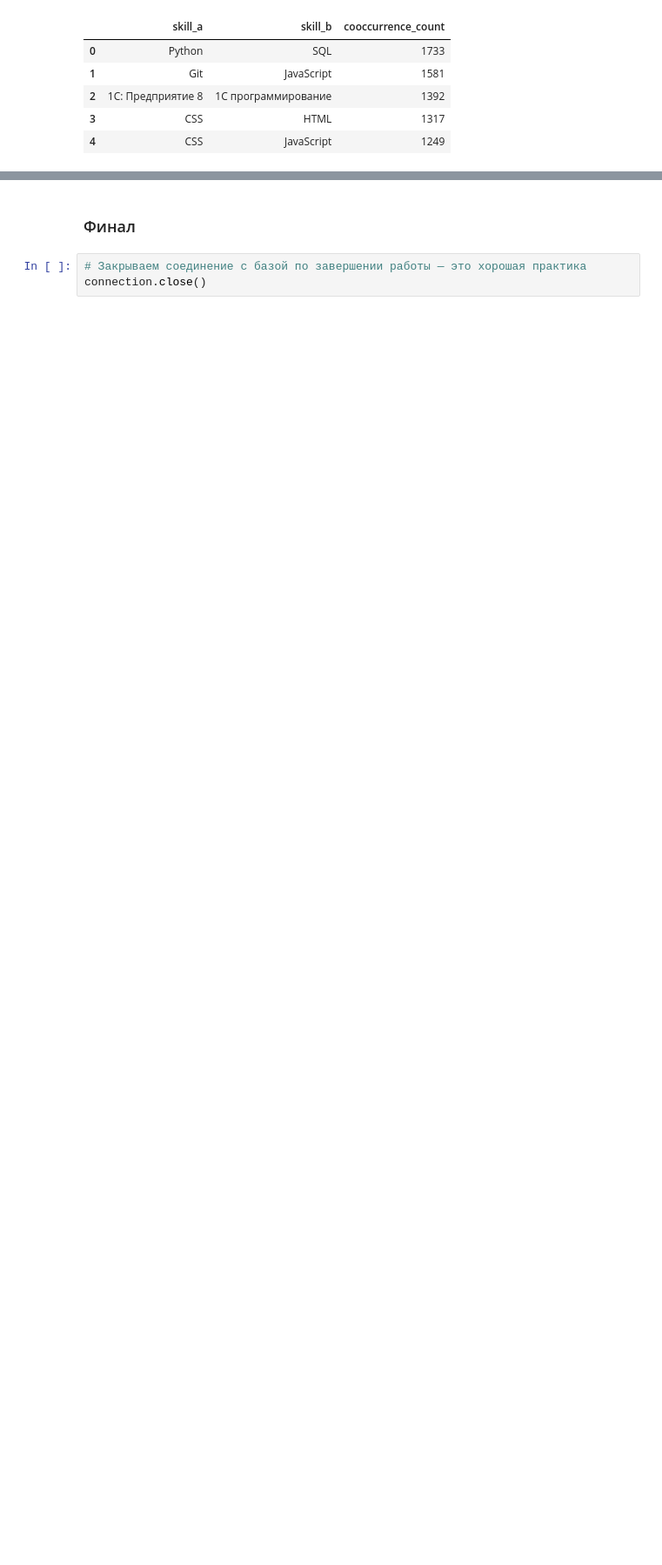
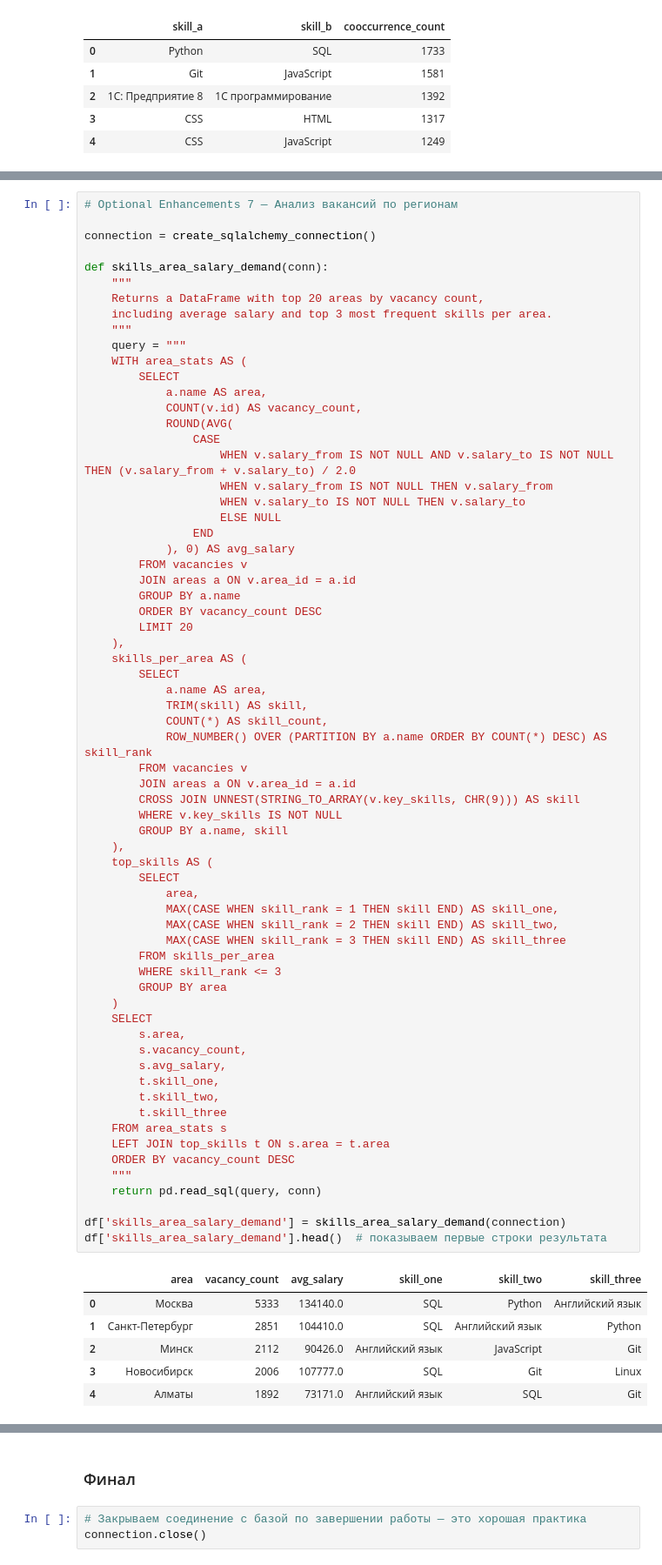
Before and after one commit to Kashutin1961/Project-2-Headhunter-ds-Analysis, a Jupyter notebook: Python_and_SQL.ipynb, the cells around one changed output, grey strips where cells are left out. Shown: that part at 87% size. Cells and saved outputs as stored; diff of their text form; blank space fills up the shorter version.

```diff
--- a/Python_and_SQL.ipynb
+++ b/Python_and_SQL.ipynb
@@ -1058,0 +1236,73 @@ for row in markdown_rows:
+# %%
+# Optional Enhancements 7 — Анализ вакансий по регионам
+
+connection = create_sqlalchemy_connection()
+
+def skills_area_salary_demand(conn):
+    """
+    Returns a DataFrame with top 20 areas by vacancy count,
+    including average salary and top 3 most frequent skills per area.
+    """
+    query = """
+    WITH area_stats AS (
+        SELECT
+            a.name AS area,
+            COUNT(v.id) AS vacancy_count,
+            ROUND(AVG(
+                CASE
+                    WHEN v.salary_from IS NOT NULL AND v.salary_to IS NOT NULL THEN (v.salary_from + v.salary_to) / 2.0
+                    WHEN v.salary_from IS NOT NULL THEN v.salary_from
+                    WHEN v.salary_to IS NOT NULL THEN v.salary_to
+                    ELSE NULL
+                END
+            ), 0) AS avg_salary
+        FROM vacancies v
+        JOIN areas a ON v.area_id = a.id
+        GROUP BY a.name
+        ORDER BY vacancy_count DESC
+        LIMIT 20
+    ),
+    skills_per_area AS (
+        SELECT
+            a.name AS area,
+            TRIM(skill) AS skill,
+            COUNT(*) AS skill_count,
+            ROW_NUMBER() OVER (PARTITION BY a.name ORDER BY COUNT(*) DESC) AS skill_rank
+        FROM vacancies v
+        JOIN areas a ON v.area_id = a.id
+        CROSS JOIN UNNEST(STRING_TO_ARRAY(v.key_skills, CHR(9))) AS skill
+        WHERE v.key_skills IS NOT NULL
+        GROUP BY a.name, skill
+    ),
+    top_skills AS (
+        SELECT
+            area,
+            MAX(CASE WHEN skill_rank = 1 THEN skill END) AS skill_one,
+            MAX(CASE WHEN skill_rank = 2 THEN skill END) AS skill_two,
+            MAX(CASE WHEN skill_rank = 3 THEN skill END) AS skill_three
+        FROM skills_per_area
+        WHERE skill_rank <= 3
+        GROUP BY area
+    )
+    SELECT
+        s.area,
+        s.vacancy_count,
+        s.avg_salary,
+        t.skill_one,
+        t.skill_two,
+        t.skill_three
+    FROM area_stats s
+    LEFT JOIN top_skills t ON s.area = t.area
+    ORDER BY vacancy_count DESC
+    """
+    return pd.read_sql(query, conn)
+
+df['skills_area_salary_demand'] = skills_area_salary_demand(connection)
+df['skills_area_salary_demand'].head()  # показываем первые строки результата
+# %% [output]
+|  | area | vacancy_count | avg_salary | skill_one | skill_two | skill_three |
+| 0 | Москва | 5333 | 134140.0 | SQL | Python | Английский язык |
+| 1 | Санкт-Петербург | 2851 | 104410.0 | SQL | Английский язык | Python |
+| 2 | Минск | 2112 | 90426.0 | Английский язык | JavaScript | Git |
+| 3 | Новосибирск | 2006 | 107777.0 | SQL | Git | Linux |
+| 4 | Алматы | 1892 | 73171.0 | Английский язык | SQL | Git |
```
Also changed, not shown: parts of 20 cells of this notebook, 10 other files.
